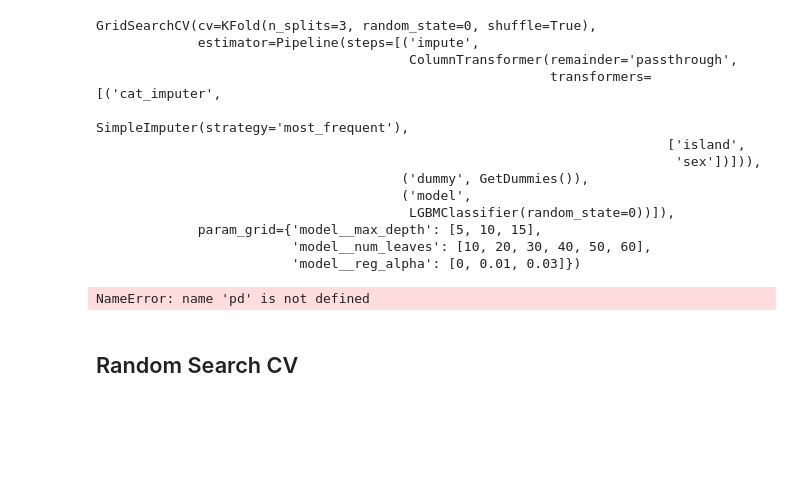
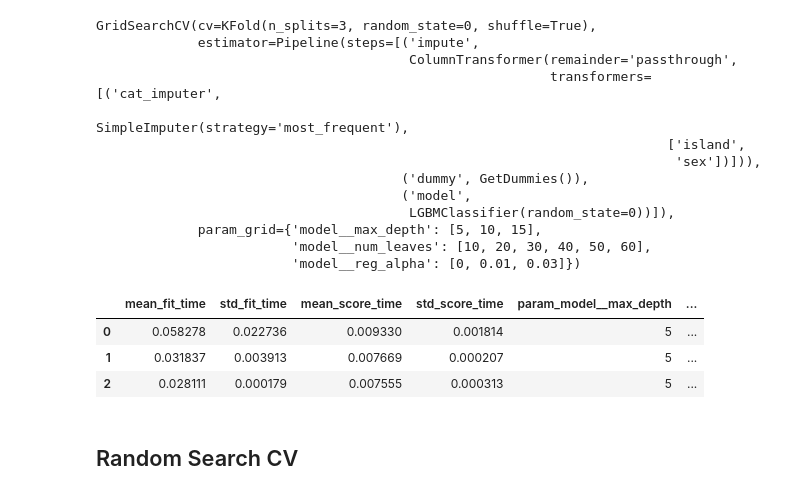
Before and after one commit to pajannat/my-learning, a Jupyter notebook: Kame_Udemy_MLCourse_Part3/tuning.ipynb, the cells around one changed output. Cells and saved outputs as stored; diff of their text form; code cells hidden in the pictures; blank space fills up the shorter version.

```diff
--- a/Kame_Udemy_MLCourse_Part3/tuning.ipynb
+++ b/Kame_Udemy_MLCourse_Part3/tuning.ipynb
@@ -193,9 +193,12 @@ GridSearchCV(cv=KFold(n_splits=3, random_state=0, shuffle=True),
                          'model__reg_alpha': [0, 0.01, 0.03]})
 # %%
 cv_results_df = pd.DataFrame(gs.cv_results_)
-# cv_results_df
+cv_results_df.head(3)
 # %% [output]
-NameError: name 'pd' is not defined
+|  | mean_fit_time | std_fit_time | mean_score_time | std_score_time | param_model__max_depth | ... |
+| 0 | 0.058278 | 0.022736 | 0.009330 | 0.001814 | 5 | ... |
+| 1 | 0.031837 | 0.003913 | 0.007669 | 0.000207 | 5 | ... |
+| 2 | 0.028111 | 0.000179 | 0.007555 | 0.000313 | 5 | ... |
 # %% [markdown]
 ## Random Search CV
 # %%
```
Also changed, not shown: parts of 6 cells of this notebook.
